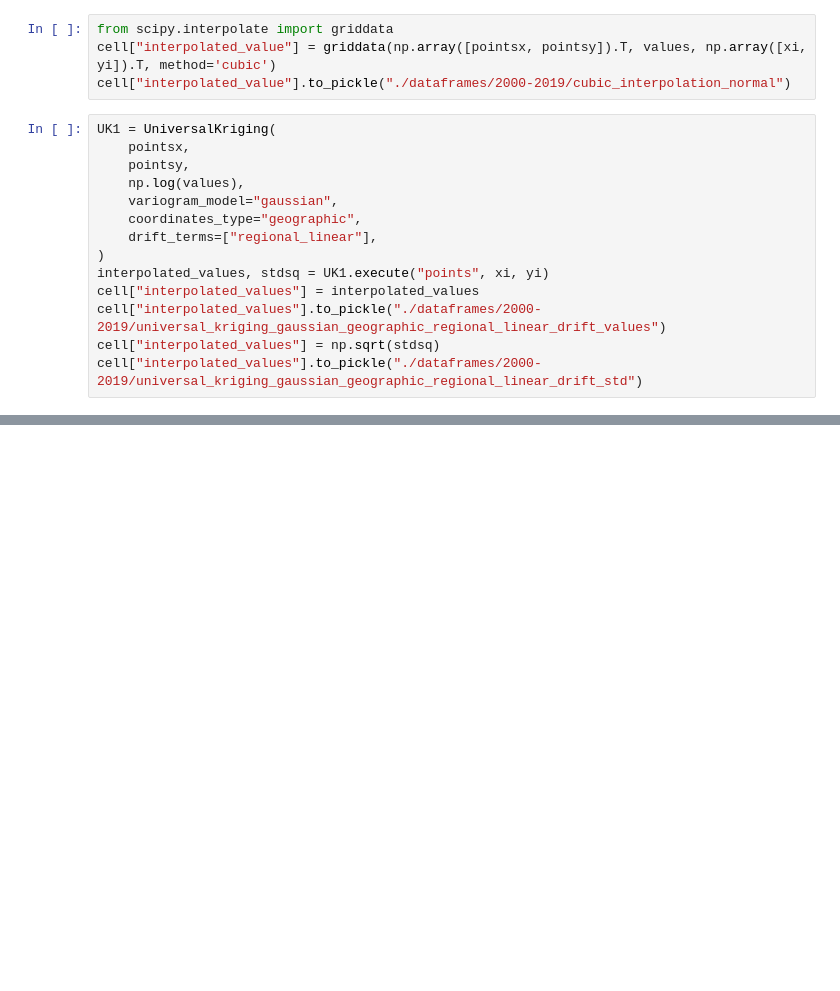
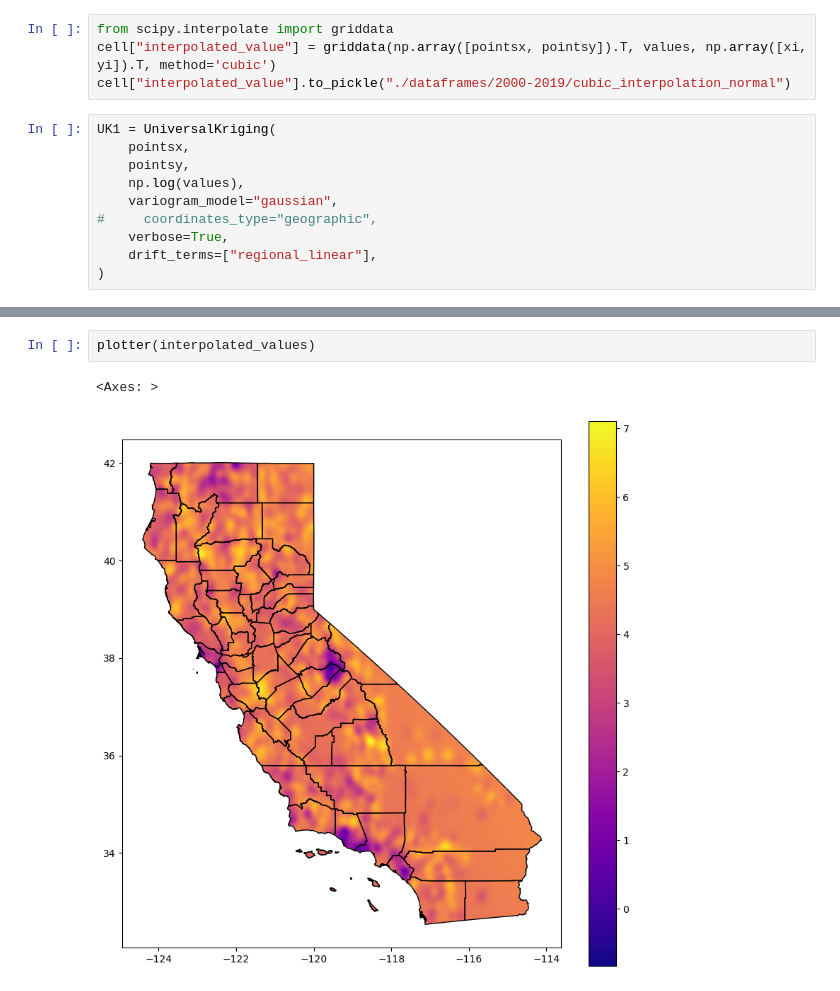
Before and after one commit to ternarysrche/rmp-wildfire, a Jupyter notebook: kriging_all.ipynb, the cells around one changed output, grey strips where cells are left out. Cells and saved outputs as stored; diff of their text form; blank space fills up the shorter version.

```diff
--- a/kriging_all.ipynb
+++ b/kriging_all.ipynb
@@ -197,11 +197,7 @@ UK1 = UniversalKriging(
     pointsy,
     np.log(values),
     variogram_model="gaussian",
-    coordinates_type="geographic",
+#     coordinates_type="geographic",
+    verbose=True,
     drift_terms=["regional_linear"],
 )
-interpolated_values, stdsq = UK1.execute("points", xi, yi)
-cell["interpolated_values"] = interpolated_values
-cell["interpolated_values"].to_pickle("./dataframes/2000-2019/universal_kriging_gaussian_geographic_regional_linear_drift_values")
-cell["interpolated_values"] = np.sqrt(stdsq)
-cell["interpolated_values"].to_pickle("./dataframes/2000-2019/universal_kriging_gaussian_geographic_regional_linear_drift_std")
@@ -224,3 +228,8 @@ NameError: name 'UniversalKriging' is not defined
+# %%
+plotter(interpolated_values)
+# %% [output]
+<Axes: >
+[figure, added]
 # %%
 UK3 = UniversalKriging(
     pointsx,
```
Also changed, not shown: parts of 10 cells of this notebook, 15 other files.
